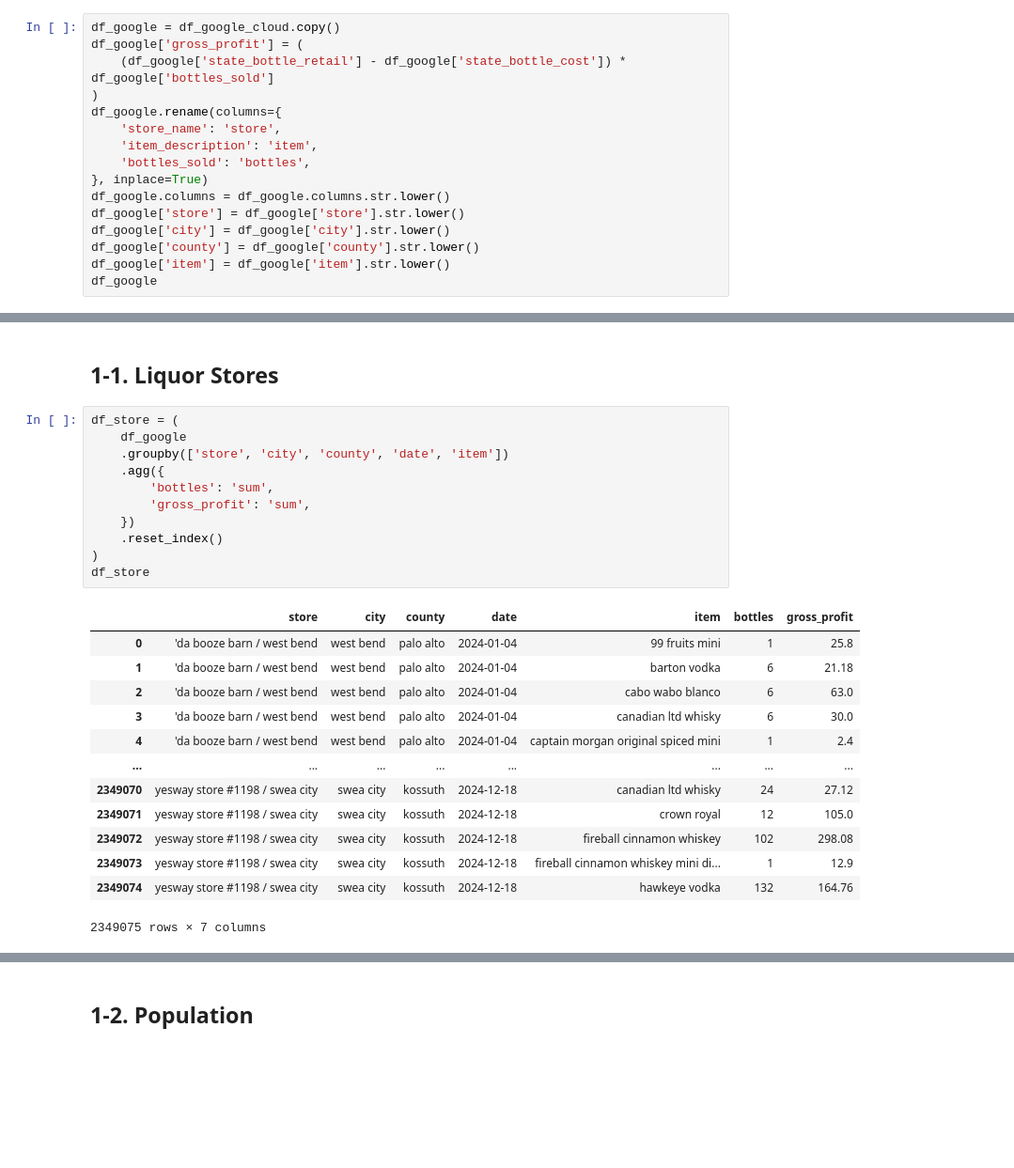
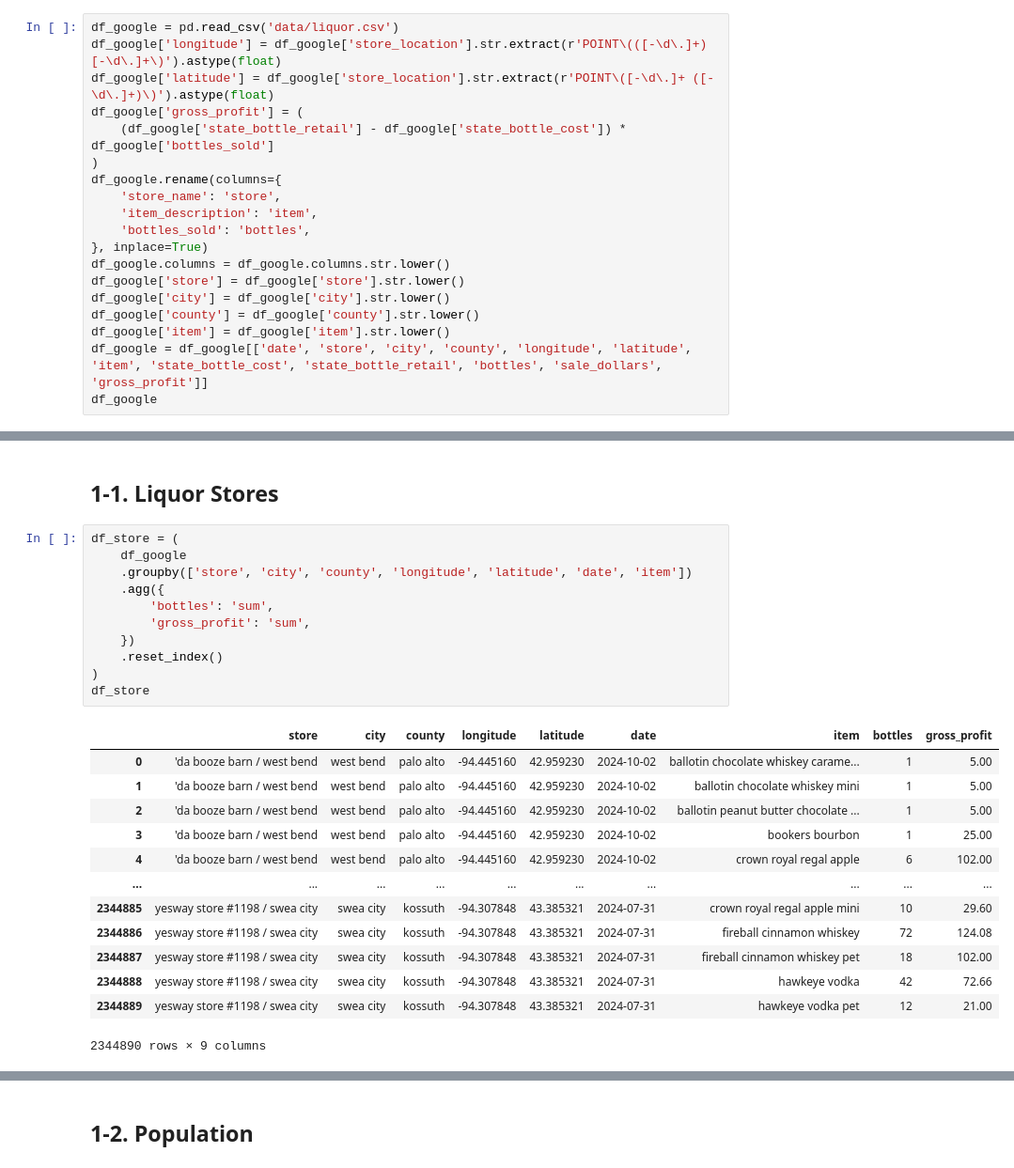
Before and after one commit to advanced-computing/fred-naga-lab2, a Jupyter notebook: iowa_liquor_naga.ipynb, the cells around one changed output, grey strips where cells are left out. Shown at 94% size. Cells and saved outputs as stored; diff of their text form; blank space fills up the shorter version.

```diff
--- a/iowa_liquor_naga.ipynb
+++ b/iowa_liquor_naga.ipynb
@@ -43,5 +44,7 @@ df_google_cloud = pandas_gbq.read_gbq(sql, credentials=credentials)
 # %%
-df_google = df_google_cloud.copy()
+df_google = pd.read_csv('data/liquor.csv')
+df_google['longitude'] = df_google['store_location'].str.extract(r'POINT\(([-\d\.]+) [-\d\.]+\)').astype(float)
+df_google['latitude'] = df_google['store_location'].str.extract(r'POINT\([-\d\.]+ ([-\d\.]+)\)').astype(float)
 df_google['gross_profit'] = (
     (df_google['state_bottle_retail'] - df_google['state_bottle_cost']) * df_google['bottles_sold']
 )
@@ -55,5 +58,6 @@ df_google['store'] = df_google['store'].str.lower()
 df_google['city'] = df_google['city'].str.lower()
 df_google['county'] = df_google['county'].str.lower()
 df_google['item'] = df_google['item'].str.lower()
+df_google = df_google[['date', 'store', 'city', 'county', 'longitude', 'latitude', 'item', 'state_bottle_cost', 'state_bottle_retail', 'bottles', 'sale_dollars', 'gross_profit']]
 df_google
 # %% [output]
@@ -77,28 +93,28 @@ The latest date: 2024-12-31
 # %%
 df_store = (
     df_google
-    .groupby(['store', 'city', 'county', 'date', 'item'])
+    .groupby(['store', 'city', 'county', 'longitude', 'latitude', 'date', 'item'])
     .agg({
         'bottles': 'sum',
         'gross_profit': 'sum',
     })
     .reset_index()
 )
 df_store
 # %% [output]
-|  | store | city | county | date | item | bottles | gross_profit |
-| 0 | 'da booze barn / west bend | west bend | palo alto | 2024-01-04 | 99 fruits mini | 1 | 25.8 |
-| 1 | 'da booze barn / west bend | west bend | palo alto | 2024-01-04 | barton vodka | 6 | 21.18 |
-| 2 | 'da booze barn / west bend | west bend | palo alto | 2024-01-04 | cabo wabo blanco | 6 | 63.0 |
-| 3 | 'da booze barn / west bend | west bend | palo alto | 2024-01-04 | canadian ltd whisky | 6 | 30.0 |
-| 4 | 'da booze barn / west bend | west bend | palo alto | 2024-01-04 | captain morgan original spiced mini | 1 | 2.4 |
-| ... | ... | ... | ... | ... | ... | ... | ... |
-| 2349070 | yesway store #1198 / swea city | swea city | kossuth | 2024-12-18 | canadian ltd whisky | 24 | 27.12 |
-| 2349071 | yesway store #1198 / swea city | swea city | kossuth | 2024-12-18 | crown royal | 12 | 105.0 |
-| 2349072 | yesway store #1198 / swea city | swea city | kossuth | 2024-12-18 | fireball cinnamon whiskey | 102 | 298.08 |
-| 2349073 | yesway store #1198 / swea city | swea city | kossuth | 2024-12-18 | fireball cinnamon whiskey mini di... | 1 | 12.9 |
-| 2349074 | yesway store #1198 / swea city | swea city | kossuth | 2024-12-18 | hawkeye vodka | 132 | 164.76 |
+|  | store | city | county | longitude | latitude | date | item | bottles | gross_profit |
+| 0 | 'da booze barn / west bend | west bend | palo alto | -94.445160 | 42.959230 | 2024-10-02 | ballotin chocolate whiskey carame... | 1 | 5.00 |
+| 1 | 'da booze barn / west bend | west bend | palo alto | -94.445160 | 42.959230 | 2024-10-02 | ballotin chocolate whiskey mini | 1 | 5.00 |
+| 2 | 'da booze barn / west bend | west bend | palo alto | -94.445160 | 42.959230 | 2024-10-02 | ballotin peanut butter chocolate ... | 1 | 5.00 |
+| 3 | 'da booze barn / west bend | west bend | palo alto | -94.445160 | 42.959230 | 2024-10-02 | bookers bourbon | 1 | 25.00 |
+| 4 | 'da booze barn / west bend | west bend | palo alto | -94.445160 | 42.959230 | 2024-10-02 | crown royal regal apple | 6 | 102.00 |
+| ... | ... | ... | ... | ... | ... | ... | ... | ... | ... |
+| 2344885 | yesway store #1198 / swea city | swea city | kossuth | -94.307848 | 43.385321 | 2024-07-31 | crown royal regal apple mini | 10 | 29.60 |
+| 2344886 | yesway store #1198 / swea city | swea city | kossuth | -94.307848 | 43.385321 | 2024-07-31 | fireball cinnamon whiskey | 72 | 124.08 |
+| 2344887 | yesway store #1198 / swea city | swea city | kossuth | -94.307848 | 43.385321 | 2024-07-31 | fireball cinnamon whiskey pet | 18 | 102.00 |
+| 2344888 | yesway store #1198 / swea city | swea city | kossuth | -94.307848 | 43.385321 | 2024-07-31 | hawkeye vodka | 42 | 72.66 |
+| 2344889 | yesway store #1198 / swea city | swea city | kossuth | -94.307848 | 43.385321 | 2024-07-31 | hawkeye vodka pet | 12 | 21.00 |
-2349075 rows × 7 columns
+2344890 rows × 9 columns
 # %%
 print('Summary of bottles:\n', df_store['bottles'].describe())
 print()
```
Also changed, not shown: parts of 12 cells of this notebook, 5 other files.
